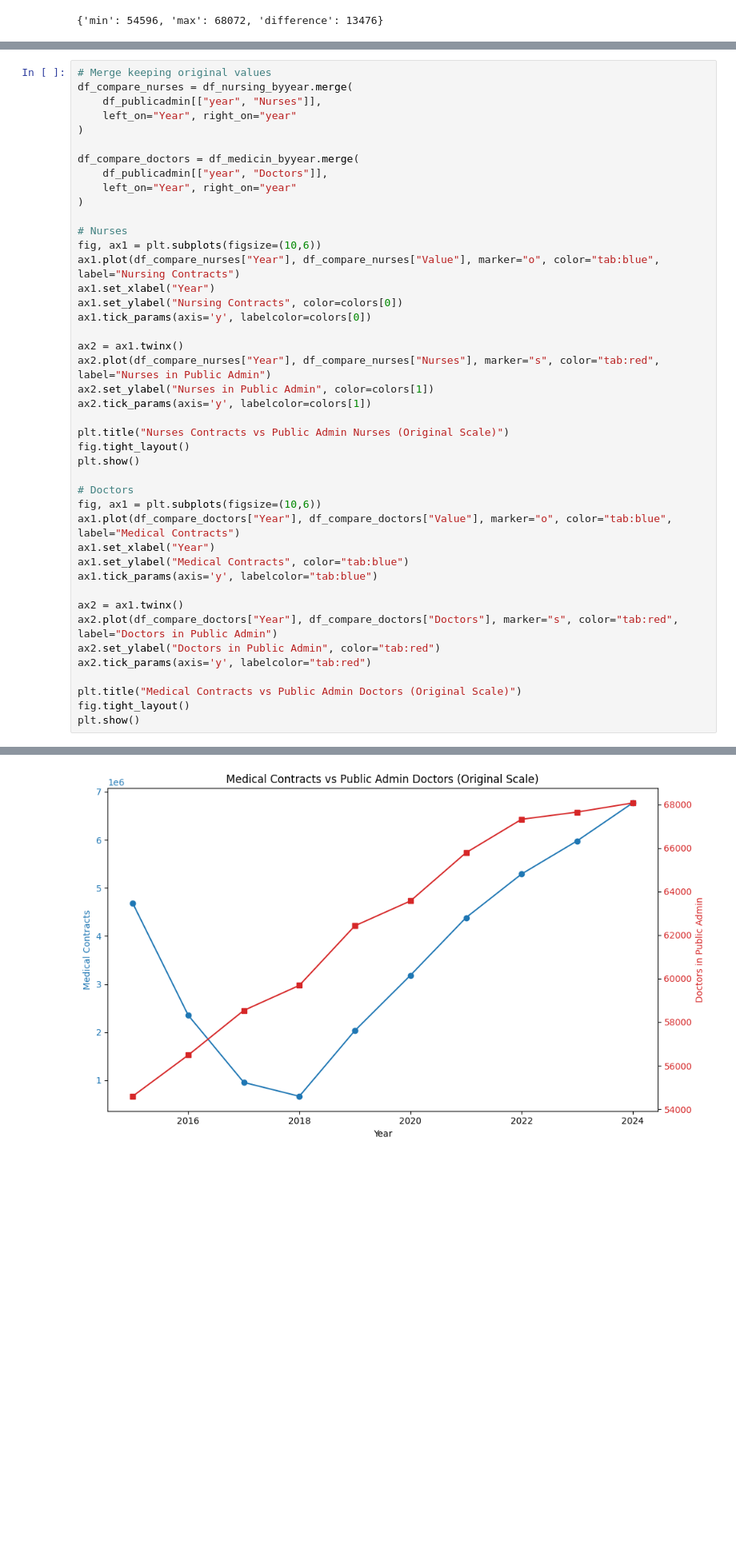
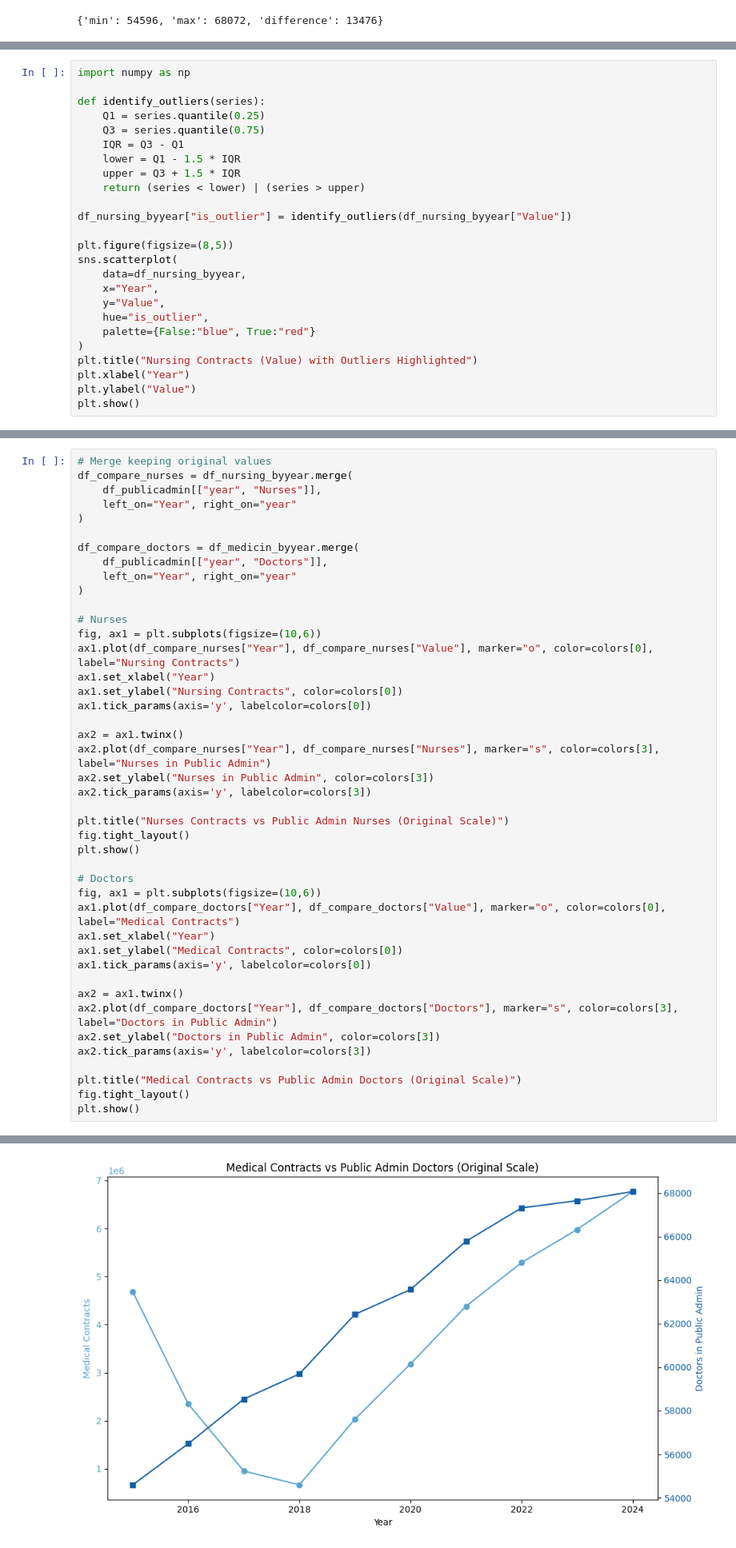
Before and after one commit to sfrfa/ThesisAppendices, a Jupyter notebook: File23_ProcurementComparison.ipynb, the cells around one changed output, grey strips where cells are left out. Shown: that part at 80% size. Cells and saved outputs as stored; diff of their text form; blank space fills up the shorter version.

Commit message:
Plot colors with more blue contrast

```diff
--- a/File23_ProcurementComparison.ipynb
+++ b/File23_ProcurementComparison.ipynb
@@ -316,0 +350,25 @@ sns.color_palette('Blues', n_colors=2)[5:]
+# %%
+import numpy as np
+
+def identify_outliers(series):
+    Q1 = series.quantile(0.25)
+    Q3 = series.quantile(0.75)
+    IQR = Q3 - Q1
+    lower = Q1 - 1.5 * IQR
+    upper = Q3 + 1.5 * IQR
+    return (series < lower) | (series > upper)
+
+df_nursing_byyear["is_outlier"] = identify_outliers(df_nursing_byyear["Value"])
+
+plt.figure(figsize=(8,5))
+sns.scatterplot(
+    data=df_nursing_byyear,
+    x="Year",
+    y="Value",
+    hue="is_outlier",
+    palette={False:"blue", True:"red"}
+)
+plt.title("Nursing Contracts (Value) with Outliers Highlighted")
+plt.xlabel("Year")
+plt.ylabel("Value")
+plt.show()
@@ -342,15 +402,15 @@ df_compare_doctors = df_medicin_byyear.merge(
 
 # Nurses
 fig, ax1 = plt.subplots(figsize=(10,6))
-ax1.plot(df_compare_nurses["Year"], df_compare_nurses["Value"], marker="o", color="tab:blue", label="Nursing Contracts")
+ax1.plot(df_compare_nurses["Year"], df_compare_nurses["Value"], marker="o", color=colors[0], label="Nursing Contracts")
 ax1.set_xlabel("Year")
 ax1.set_ylabel("Nursing Contracts", color=colors[0])
 ax1.tick_params(axis='y', labelcolor=colors[0])
 
 ax2 = ax1.twinx()
-ax2.plot(df_compare_nurses["Year"], df_compare_nurses["Nurses"], marker="s", color="tab:red", label="Nurses in Public Admin")
-ax2.set_ylabel("Nurses in Public Admin", color=colors[1])
-ax2.tick_params(axis='y', labelcolor=colors[1])
+ax2.plot(df_compare_nurses["Year"], df_compare_nurses["Nurses"], marker="s", color=colors[3], label="Nurses in Public Admin")
+ax2.set_ylabel("Nurses in Public Admin", color=colors[3])
+ax2.tick_params(axis='y', labelcolor=colors[3])
 
 plt.title("Nurses Contracts vs Public Admin Nurses (Original Scale)")
 fig.tight_layout()
@@ -358,15 +418,15 @@ plt.show()
 
 # Doctors
 fig, ax1 = plt.subplots(figsize=(10,6))
-ax1.plot(df_compare_doctors["Year"], df_compare_doctors["Value"], marker="o", color="tab:blue", label="Medical Contracts")
+ax1.plot(df_compare_doctors["Year"], df_compare_doctors["Value"], marker="o", color=colors[0], label="Medical Contracts")
 ax1.set_xlabel("Year")
-ax1.set_ylabel("Medical Contracts", color="tab:blue")
-ax1.tick_params(axis='y', labelcolor="tab:blue")
+ax1.set_ylabel("Medical Contracts", color=colors[0])
+ax1.tick_params(axis='y', labelcolor=colors[0])
 
 ax2 = ax1.twinx()
-ax2.plot(df_compare_doctors["Year"], df_compare_doctors["Doctors"], marker="s", color="tab:red", label="Doctors in Public Admin")
-ax2.set_ylabel("Doctors in Public Admin", color="tab:red")
-ax2.tick_params(axis='y', labelcolor="tab:red")
+ax2.plot(df_compare_doctors["Year"], df_compare_doctors["Doctors"], marker="s", color=colors[3], label="Doctors in Public Admin")
+ax2.set_ylabel("Doctors in Public Admin", color=colors[3])
+ax2.tick_params(axis='y', labelcolor=colors[3])
 
 plt.title("Medical Contracts vs Public Admin Doctors (Original Scale)")
 fig.tight_layout()
@@ -376,4 +436,4 @@ plt.show()
-[figure, old version]
+[figure, new version]
 # %% [markdown]
 # Comparison - Normalize by first-year value (baseline year)
 # %% [markdown]
```
Also changed, not shown: parts of 9 cells of this notebook.
